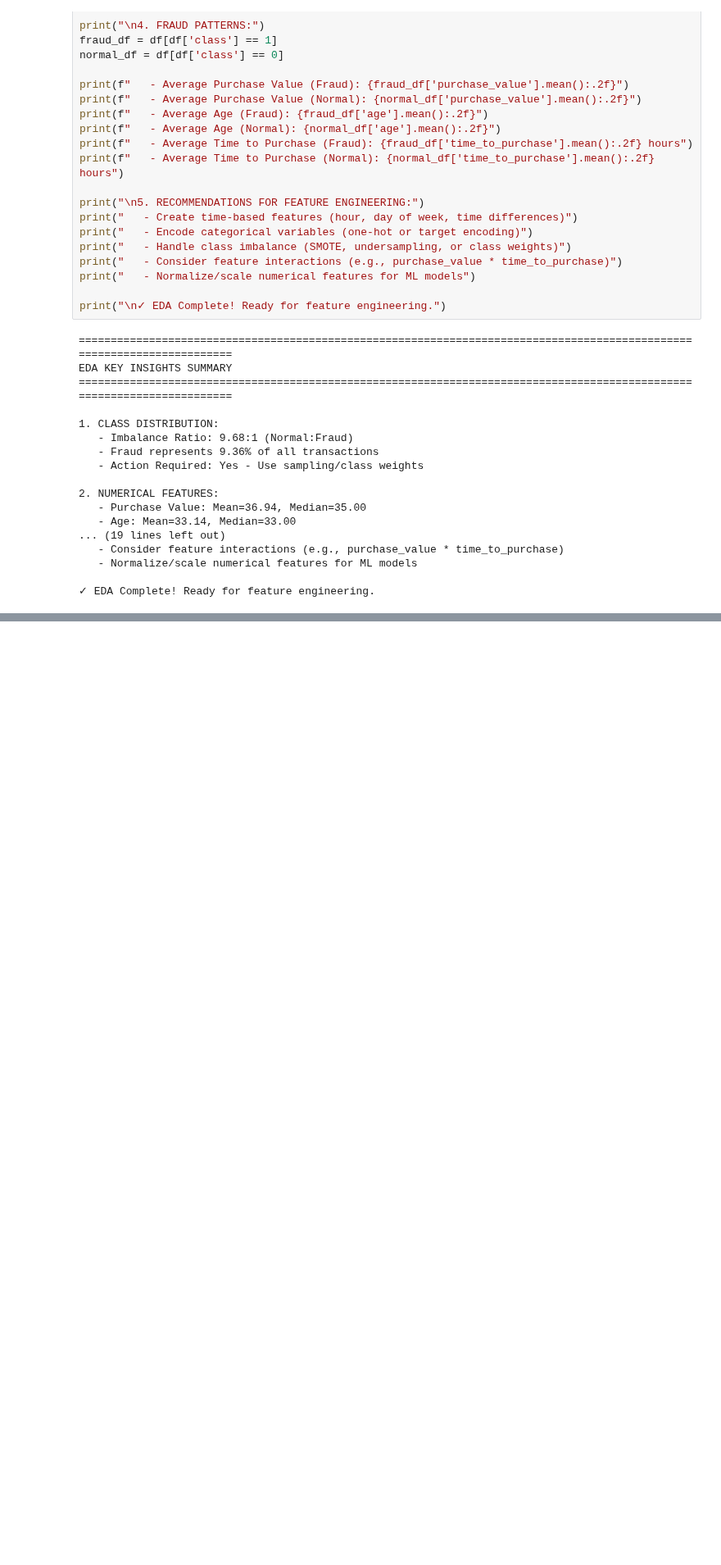
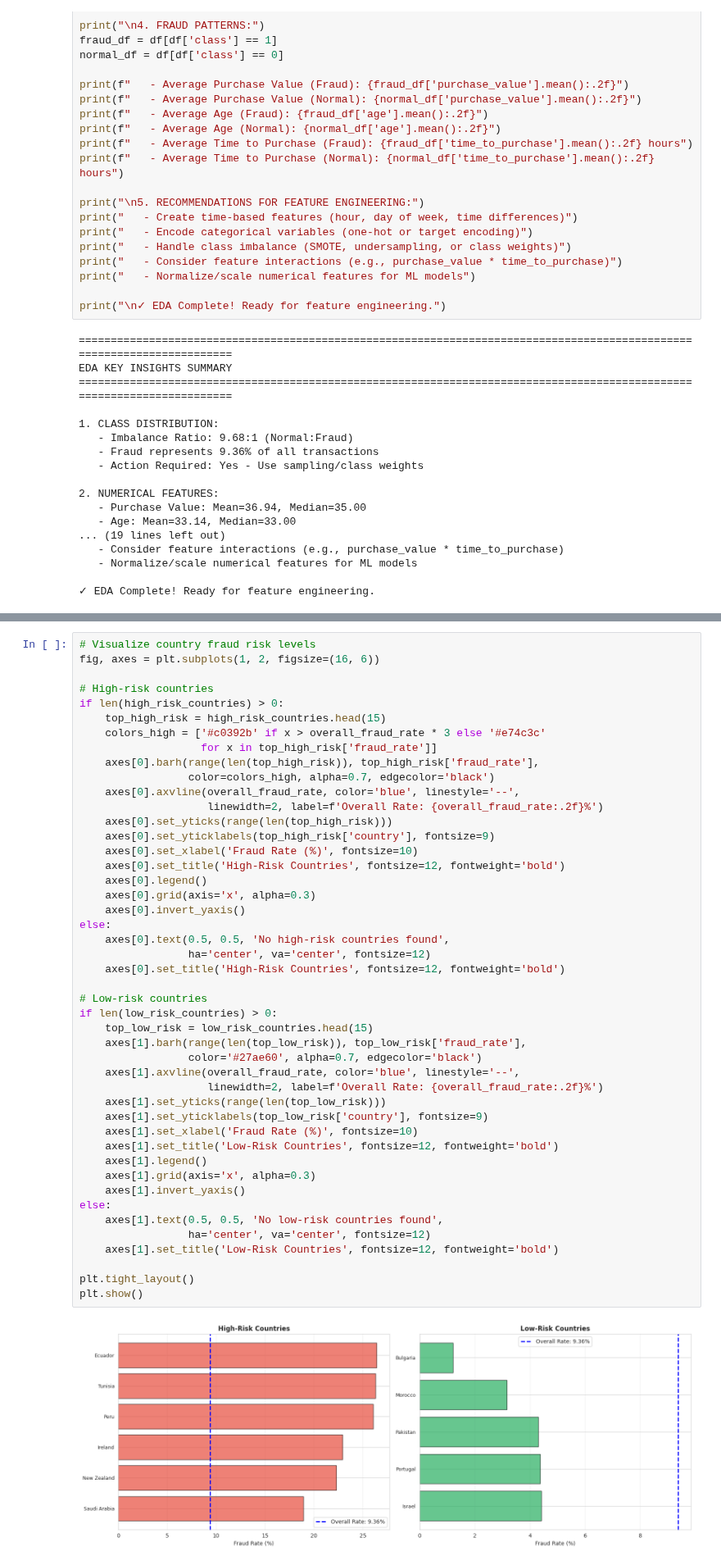
Before and after one commit to habeneyasu/fraud-shield-ml, a Jupyter notebook: notebooks/eda-fraud-data.ipynb, the cells around one changed output, grey strips where cells are left out. Shown at 82% size. Drawn from its saved outputs; the diff is of its cells as text; blank space fills up the shorter version.

```diff
--- a/notebooks/eda-fraud-data.ipynb
+++ b/notebooks/eda-fraud-data.ipynb
@@ -950,0 +1314,48 @@ EDA KEY INSIGHTS SUMMARY
+# %%
+# Visualize country fraud risk levels
+fig, axes = plt.subplots(1, 2, figsize=(16, 6))
+
+# High-risk countries
+if len(high_risk_countries) > 0:
+    top_high_risk = high_risk_countries.head(15)
+    colors_high = ['#c0392b' if x > overall_fraud_rate * 3 else '#e74c3c'
+                   for x in top_high_risk['fraud_rate']]
+    axes[0].barh(range(len(top_high_risk)), top_high_risk['fraud_rate'],
+                 color=colors_high, alpha=0.7, edgecolor='black')
+    axes[0].axvline(overall_fraud_rate, color='blue', linestyle='--',
+                    linewidth=2, label=f'Overall Rate: {overall_fraud_rate:.2f}%')
+    axes[0].set_yticks(range(len(top_high_risk)))
+    axes[0].set_yticklabels(top_high_risk['country'], fontsize=9)
+    axes[0].set_xlabel('Fraud Rate (%)', fontsize=10)
+    axes[0].set_title('High-Risk Countries', fontsize=12, fontweight='bold')
+    axes[0].legend()
+    axes[0].grid(axis='x', alpha=0.3)
+    axes[0].invert_yaxis()
+else:
+    axes[0].text(0.5, 0.5, 'No high-risk countries found',
+                 ha='center', va='center', fontsize=12)
+    axes[0].set_title('High-Risk Countries', fontsize=12, fontweight='bold')
+
+# Low-risk countries
+if len(low_risk_countries) > 0:
+    top_low_risk = low_risk_countries.head(15)
+    axes[1].barh(range(len(top_low_risk)), top_low_risk['fraud_rate'],
+                 color='#27ae60', alpha=0.7, edgecolor='black')
+    axes[1].axvline(overall_fraud_rate, color='blue', linestyle='--',
+                    linewidth=2, label=f'Overall Rate: {overall_fraud_rate:.2f}%')
+    axes[1].set_yticks(range(len(top_low_risk)))
+    axes[1].set_yticklabels(top_low_risk['country'], fontsize=9)
+    axes[1].set_xlabel('Fraud Rate (%)', fontsize=10)
+    axes[1].set_title('Low-Risk Countries', fontsize=12, fontweight='bold')
+    axes[1].legend()
+    axes[1].grid(axis='x', alpha=0.3)
+    axes[1].invert_yaxis()
+else:
+    axes[1].text(0.5, 0.5, 'No low-risk countries found',
+                 ha='center', va='center', fontsize=12)
+    axes[1].set_title('Low-Risk Countries', fontsize=12, fontweight='bold')
+
+plt.tight_layout()
+plt.show()
+# %% [output]
+[figure, added]
```
Also changed, not shown: parts of 12 cells of this notebook.
